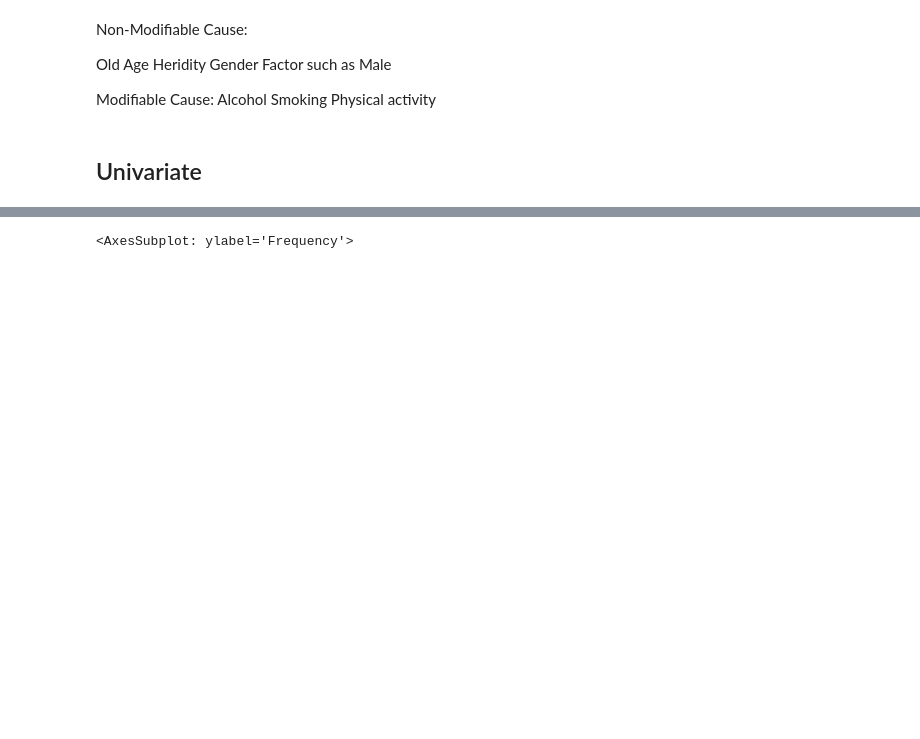
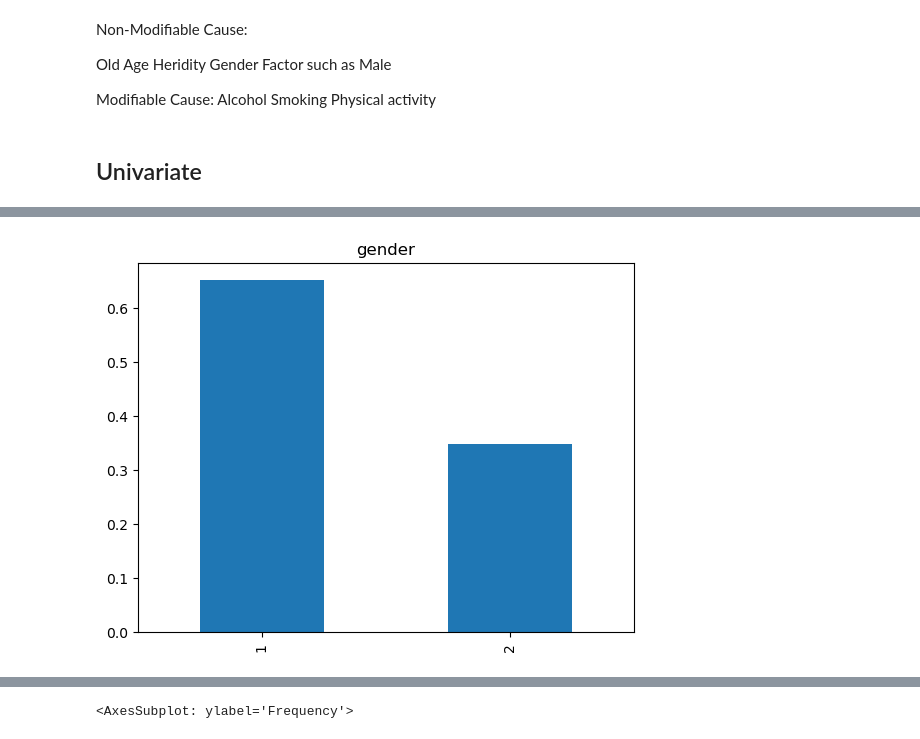
Before and after one commit to COMP3608-Big-Data/Cardiovascular-Disease-Prediction, a Jupyter notebook: the_gold_miners.ipynb, the cells around one changed output, grey strips where cells are left out. Saved outputs shown, nothing was run; the diff lists cells and outputs as text; code cells hidden in the pictures; blank space fills up the shorter version.

```diff
--- a/the_gold_miners.ipynb
+++ b/the_gold_miners.ipynb
@@ -715,3 +723,9 @@ df.describe()
 | 50% | 50013.000000 | 53.000000 | 1.000000 | 165.000000 | 72.000000 | 120.000000 | 80.000000 | 1.000000 | 1.000000 | 0.000000 | 0.000000 | ... |
 | 75% | 74893.500000 | 58.000000 | 2.000000 | 170.000000 | 81.000000 | 140.000000 | 90.000000 | 1.000000 | 1.000000 | 0.000000 | 0.000000 | ... |
 | max | 99999.000000 | 64.000000 | 2.000000 | 186.000000 | 107.000000 | 169.000000 | 104.000000 | 3.000000 | 3.000000 | 1.000000 | 1.000000 | ... |
+# %%
+plt.figure(1)
+df['gender'].value_counts(normalize=True).plot.bar(title= 'gender')
+plt.show()
+# %% [output]
+[figure, added]
```
Also changed, not shown: parts of 49 cells of this notebook.
